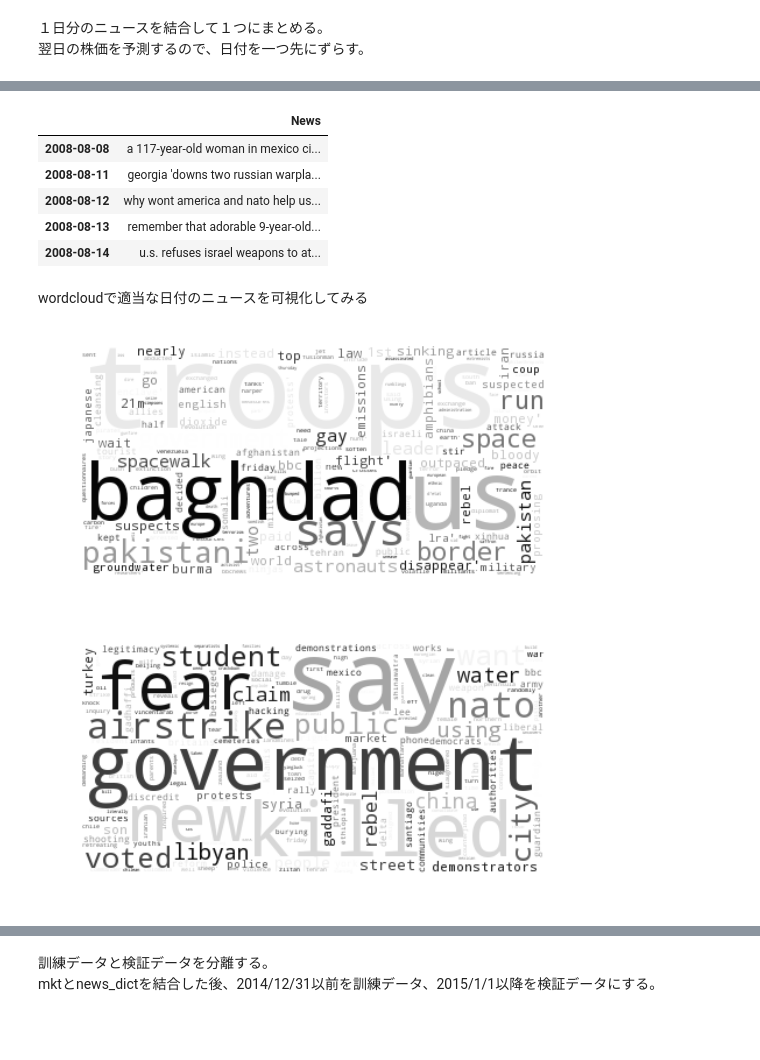
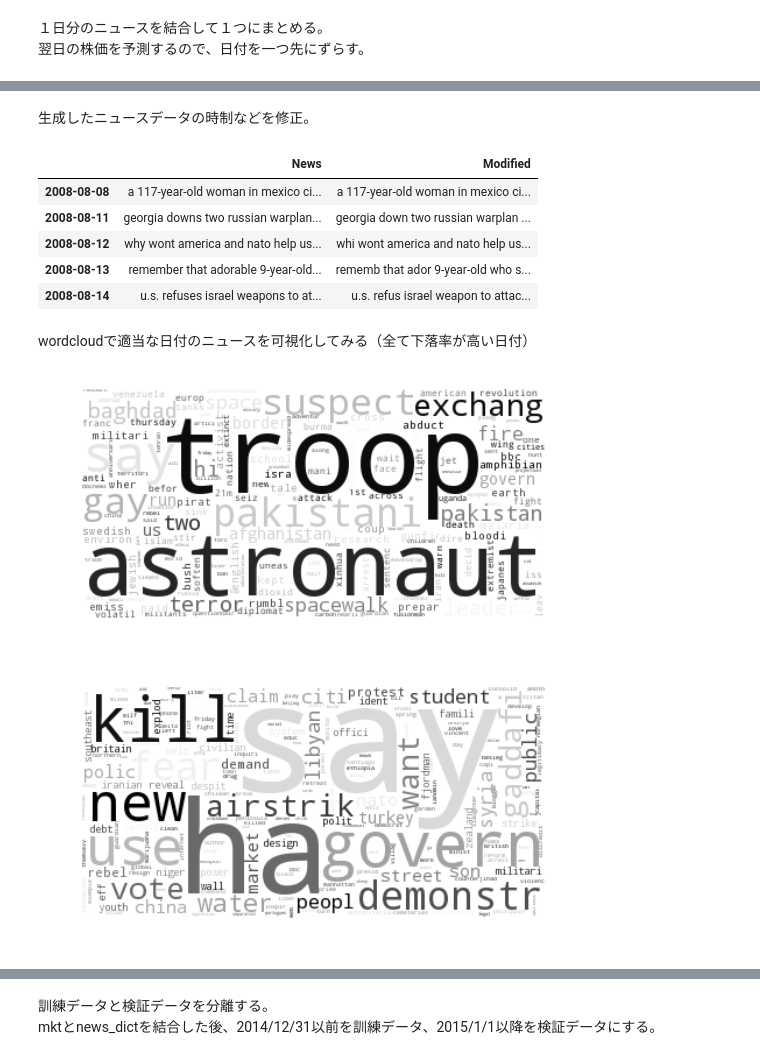
Before and after one commit to MitsuruFujiwara/StockNews, a Jupyter notebook: CheckData.ipynb, the cells around one changed output, grey strips where cells are left out. Saved outputs shown, nothing was run; the diff lists cells and outputs as text; code cells hidden in the pictures; blank space fills up the shorter version.

```diff
--- a/CheckData.ipynb
+++ b/CheckData.ipynb
@@ -29,6 +32,15 @@ from xgboost import XGBClassifier, plot_importance
 # %% [markdown]
 必要な関数を定義
 # %%
+porter = PorterStemmer()
+stop = stopwords.words('english')
+
+def tokenizer(text):
+    return text.split()
+
+def tokenizer_porter(text):
+    return [porter.stem(word) for word in text.split()]
+
 def getLabel(data):
     for d in data:
         if float(d) >= 0.01:
@@ -37,6 +49,17 @@ def getLabel(data):
             yield -1
         else:
             yield 0
+
+def modifiedSentence(d):
+    for _d in d:
+        yield tokenizer_porter(_d)
+
+def getSentence(d):
+    for _d in d:
+        res = ' '
+        for t in _d:
+            res = res + ' ' + t
+        yield res
 # %% [markdown]
 ### 市場データの加工
 市場データをロード
@@ -122,10 +146,7 @@ for i, d in enumerate(date):
     _n = ' '
     for n in news['News'][d]:
         _n = _n + ' ' + n.lower()
-        try:
-            news_dict[date[i-1]] = _n.replace("b'", "").replace('b"', '')
-        except IndexError:
-            continue
+        news_dict[date[i-1]] = _n.replace("b'", "").replace('b"', '').replace("'", "")
 
 news_dict = pd.DataFrame(news_dict, index = ['News'])
 news_dict.head()
@@ -135,28 +156,32 @@ news_dict.head()
 1 rows × 1989 columns
+# %% [markdown]
+生成したニュースデータの時制などを修正。
 # %%
 news_dict = news_dict.T
+mf = modifiedSentence(news_dict['News'])
+news_dict['Modified'] = list(getSentence(mf))
 news_dict.head()
 # %% [output]
-|  | News |
-| 2008-08-08 | a 117-year-old woman in mexico ci... |
-| 2008-08-11 | georgia 'downs two russian warpla... |
-| 2008-08-12 | why wont america and nato help us... |
-| 2008-08-13 | remember that adorable 9-year-old... |
-| 2008-08-14 | u.s. refuses israel weapons to at... |
+|  | News | Modified |
+| 2008-08-08 | a 117-year-old woman in mexico ci... | a 117-year-old woman in mexico ci... |
+| 2008-08-11 | georgia downs two russian warplan... | georgia down two russian warplan ... |
+| 2008-08-12 | why wont america and nato help us... | whi wont america and nato help us... |
+| 2008-08-13 | remember that adorable 9-year-old... | rememb that ador 9-year-old who s... |
+| 2008-08-14 | u.s. refuses israel weapons to at... | u.s. refus israel weapon to attac... |
 # %% [markdown]
-wordcloudで適当な日付のニュースを可視化してみる
+wordcloudで適当な日付のニュースを可視化してみる（全て下落率が高い日付）
 # %%
-wc20080929 = WordCloud(background_color="white", colormap='binary').generate(news_dict['News']['2008-09-29'])
+wc20080929 = WordCloud(background_color="white", colormap='binary', stopwords=stop).generate(news_dict['Modified']['2008-09-29'])
 plt.imshow(wc20080929)
 plt.axis("off")
 plt.savefig('wc20080929.eps')
 # %% [output]
-[figure, old version]
+[figure, new version]
 # %%
-wc20110808 = WordCloud(background_color="white", colormap='binary').generate(news_dict['News']['2011-08-08'])
+wc20110808 = WordCloud(background_color="white", colormap='binary', stopwords=stop).generate(news_dict['Modified']['2011-08-08'])
 plt.imshow(wc20110808)
 plt.axis("off")
 plt.savefig('wc20110808.eps')
 # %% [output]
-[figure, old version]
+[figure, new version]
 # %%
```
Also changed, not shown: parts of 24 cells of this notebook, 6 other files.
